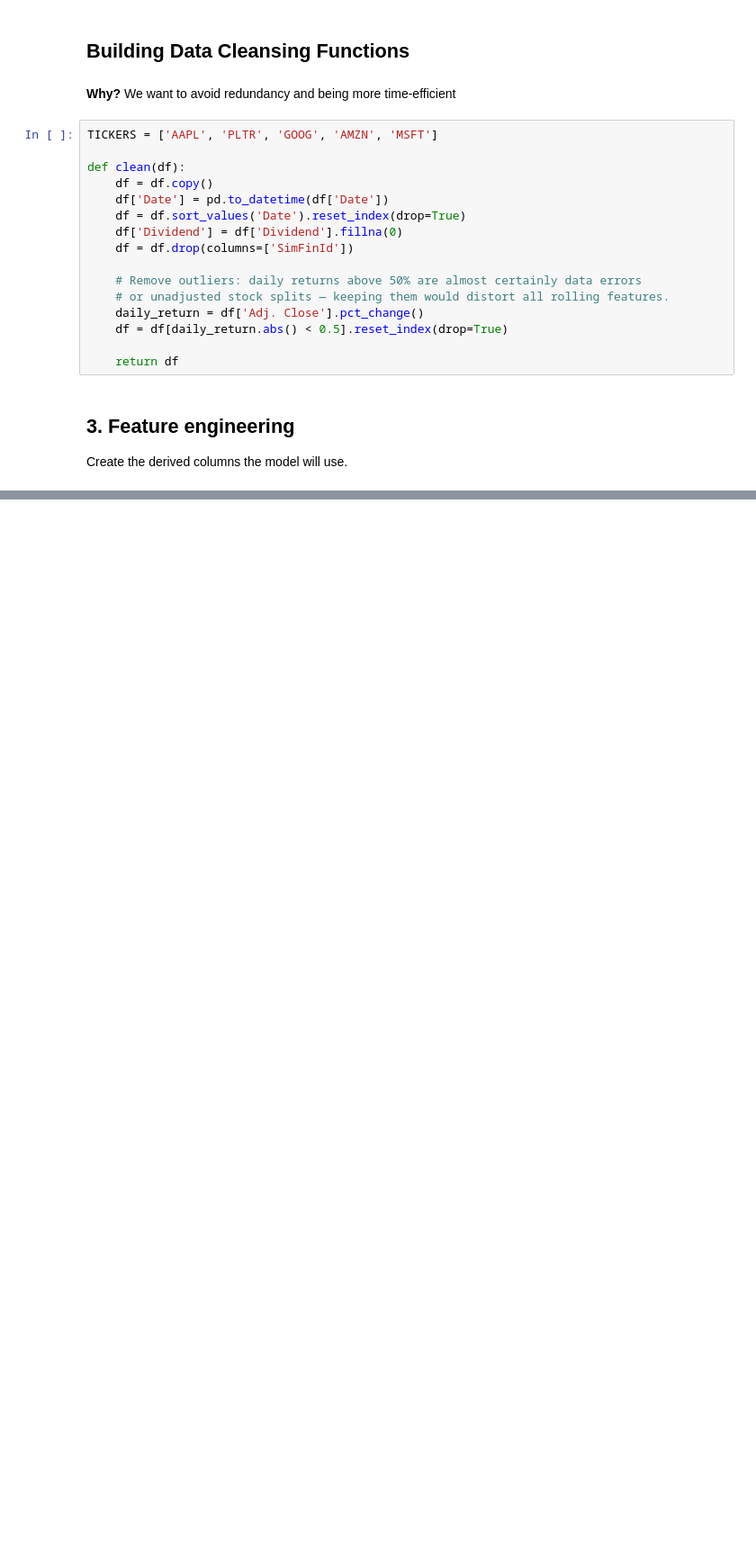
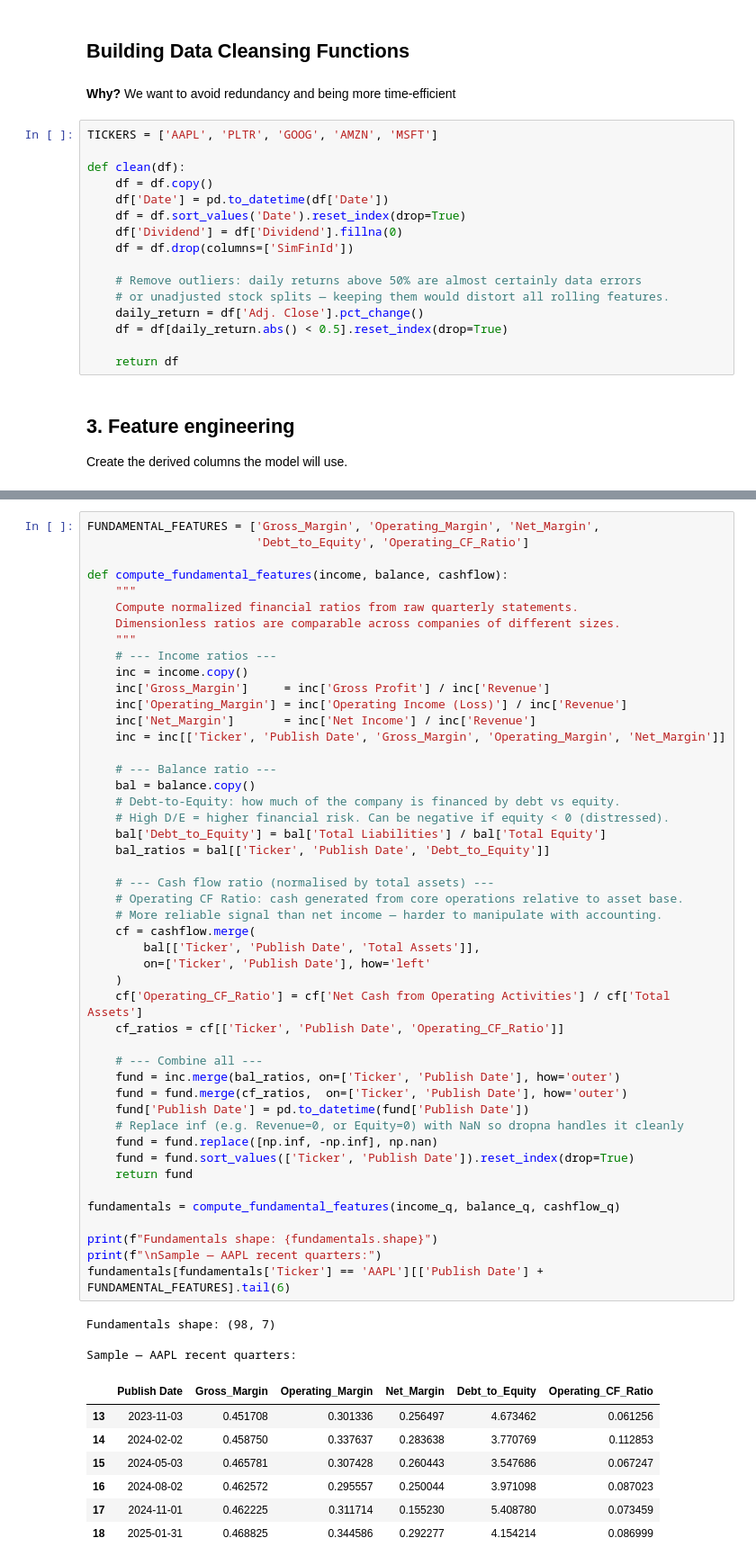
Before and after one commit to MarianGarabana/TradingSystemAutomation, a Jupyter notebook: notebooks/etl_exploration.ipynb, the cells around one changed output, grey strips where cells are left out. Shown at 90% size. Drawn from its saved outputs; the diff is of its cells as text; blank space fills up the shorter version.

```diff
--- a/notebooks/etl_exploration.ipynb
+++ b/notebooks/etl_exploration.ipynb
@@ -170,0 +225,58 @@ MSFT: 1217 rows saved
+# %%
+FUNDAMENTAL_FEATURES = ['Gross_Margin', 'Operating_Margin', 'Net_Margin',
+                        'Debt_to_Equity', 'Operating_CF_Ratio']
+
+def compute_fundamental_features(income, balance, cashflow):
+    """
+    Compute normalized financial ratios from raw quarterly statements.
+    Dimensionless ratios are comparable across companies of different sizes.
+    """
+    # --- Income ratios ---
+    inc = income.copy()
+    inc['Gross_Margin']     = inc['Gross Profit'] / inc['Revenue']
+    inc['Operating_Margin'] = inc['Operating Income (Loss)'] / inc['Revenue']
+    inc['Net_Margin']       = inc['Net Income'] / inc['Revenue']
+    inc = inc[['Ticker', 'Publish Date', 'Gross_Margin', 'Operating_Margin', 'Net_Margin']]
+
+    # --- Balance ratio ---
+    bal = balance.copy()
+    # Debt-to-Equity: how much of the company is financed by debt vs equity.
+    # High D/E = higher financial risk. Can be negative if equity < 0 (distressed).
+    bal['Debt_to_Equity'] = bal['Total Liabilities'] / bal['Total Equity']
+    bal_ratios = bal[['Ticker', 'Publish Date', 'Debt_to_Equity']]
+
+    # --- Cash flow ratio (normalised by total assets) ---
+    # Operating CF Ratio: cash generated from core operations relative to asset base.
+    # More reliable signal than net income — harder to manipulate with accounting.
+    cf = cashflow.merge(
+        bal[['Ticker', 'Publish Date', 'Total Assets']],
+        on=['Ticker', 'Publish Date'], how='left'
+    )
+    cf['Operating_CF_Ratio'] = cf['Net Cash from Operating Activities'] / cf['Total Assets']
+    cf_ratios = cf[['Ticker', 'Publish Date', 'Operating_CF_Ratio']]
+
+    # --- Combine all ---
+    fund = inc.merge(bal_ratios, on=['Ticker', 'Publish Date'], how='outer')
+    fund = fund.merge(cf_ratios,  on=['Ticker', 'Publish Date'], how='outer')
+    fund['Publish Date'] = pd.to_datetime(fund['Publish Date'])
+    # Replace inf (e.g. Revenue=0, or Equity=0) with NaN so dropna handles it cleanly
+    fund = fund.replace([np.inf, -np.inf], np.nan)
+    fund = fund.sort_values(['Ticker', 'Publish Date']).reset_index(drop=True)
+    return fund
+
+fundamentals = compute_fundamental_features(income_q, balance_q, cashflow_q)
+
+print(f"Fundamentals shape: {fundamentals.shape}")
+print(f"\nSample — AAPL recent quarters:")
+fundamentals[fundamentals['Ticker'] == 'AAPL'][['Publish Date'] + FUNDAMENTAL_FEATURES].tail(6)
+# %% [output]
+Fundamentals shape: (98, 7)
+
+Sample — AAPL recent quarters:
+|  | Publish Date | Gross_Margin | Operating_Margin | Net_Margin | Debt_to_Equity | Operating_CF_Ratio |
+| 13 | 2023-11-03 | 0.451708 | 0.301336 | 0.256497 | 4.673462 | 0.061256 |
+| 14 | 2024-02-02 | 0.458750 | 0.337637 | 0.283638 | 3.770769 | 0.112853 |
+| 15 | 2024-05-03 | 0.465781 | 0.307428 | 0.260443 | 3.547686 | 0.067247 |
+| 16 | 2024-08-02 | 0.462572 | 0.295557 | 0.250044 | 3.971098 | 0.087023 |
+| 17 | 2024-11-01 | 0.462225 | 0.311714 | 0.155230 | 5.408780 | 0.073459 |
+| 18 | 2025-01-31 | 0.468825 | 0.344586 | 0.292277 | 4.154214 | 0.086999 |
```
Also changed, not shown: parts of 14 cells of this notebook, 3 other files.
